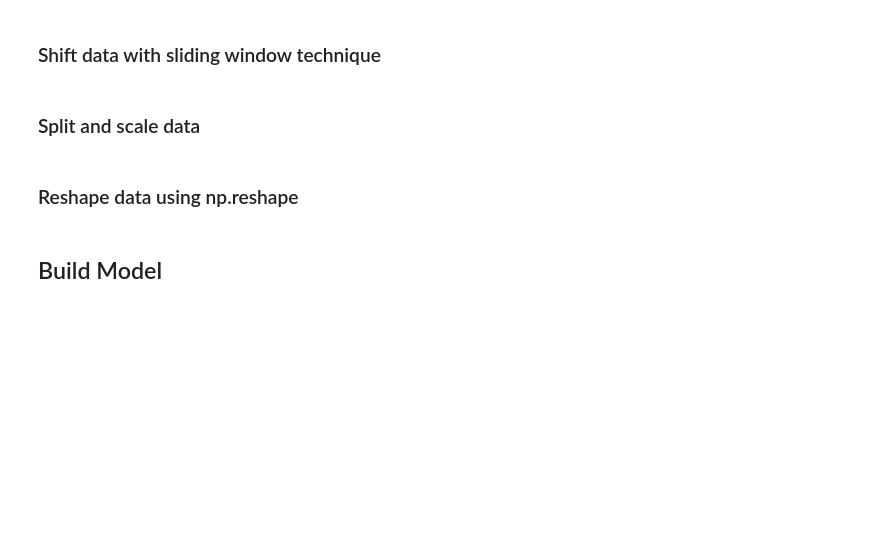
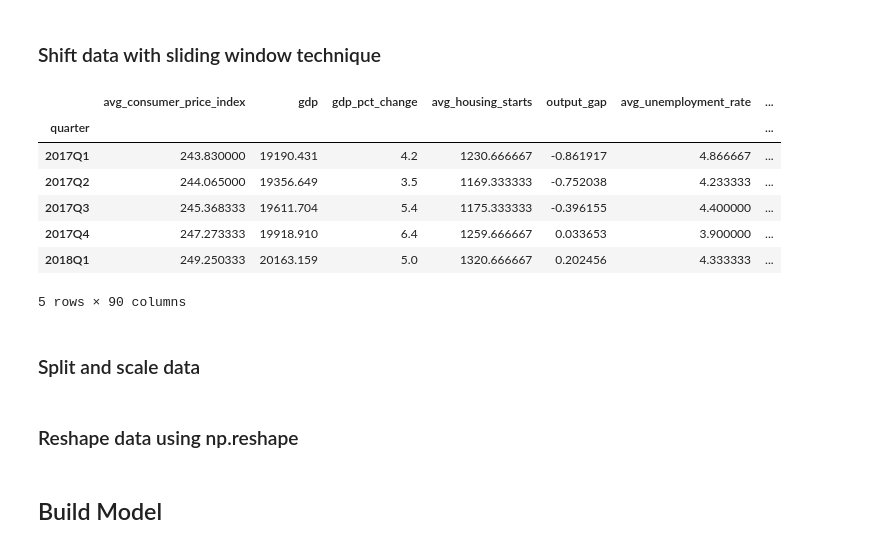
Before and after one commit to lorijta92/machine-learning-predicting-recessions, a Jupyter notebook: notebooks/RNN_LSTM.ipynb, the cells around one changed output. Cells and saved outputs as stored; diff of their text form; code cells hidden in the pictures; blank space fills up the shorter version.

```diff
--- a/notebooks/RNN_LSTM.ipynb
+++ b/notebooks/RNN_LSTM.ipynb
@@ -50,9 +90,25 @@ df.head()
 df['recession_1q_out'] = df['recession_actual'].shift(-1)
 df['recession_2q_out'] = df['recession_actual'].shift(-2)
 df['recession_4q_out'] = df['recession_actual'].shift(-4)
+# %%
+# Create three datasets -- 1 for each model (recession 1Qtr out, 2Qtrs out, 4Qtrs out)
+df_q1 = df.drop(columns=['recession_2q_out','recession_4q_out','recession_actual'])
+df_q2 = df.drop(columns=['recession_4q_out','recession_1q_out','recession_actual'])
+df_q4 = df.drop(columns=['recession_1q_out','recession_2q_out','recession_actual'])
 # %%
 # Delete missing values
-df = df.dropna()
-df.tail()
+df_q1 = df_q1.dropna()
+df_q2 = df_q2.dropna()
+df_q4 = df_q4.dropna()
+df_q4.tail()
+# %% [output]
+|  | avg_consumer_price_index | gdp | gdp_pct_change | avg_housing_starts | output_gap | avg_unemployment_rate | ... |
+| quarter |  |  |  |  |  |  | ... |
+| 2017Q1 | 243.830000 | 19190.431 | 4.2 | 1230.666667 | -0.861917 | 4.866667 | ... |
+| 2017Q2 | 244.065000 | 19356.649 | 3.5 | 1169.333333 | -0.752038 | 4.233333 | ... |
+| 2017Q3 | 245.368333 | 19611.704 | 5.4 | 1175.333333 | -0.396155 | 4.400000 | ... |
+| 2017Q4 | 247.273333 | 19918.910 | 6.4 | 1259.666667 | 0.033653 | 3.900000 | ... |
+| 2018Q1 | 249.250333 | 20163.159 | 5.0 | 1320.666667 | 0.202456 | 4.333333 | ... |
+5 rows × 90 columns
 # %%
 # Define y variables
```
Also changed, not shown: parts of 22 cells of this notebook, 1 other file.
